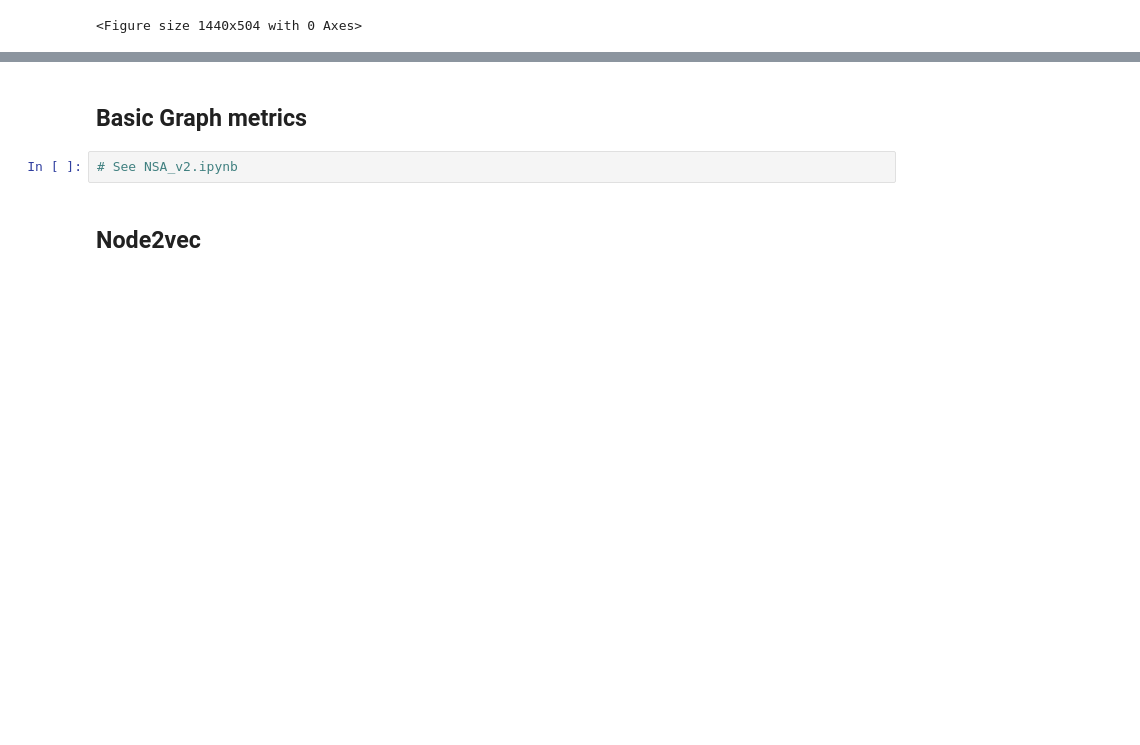
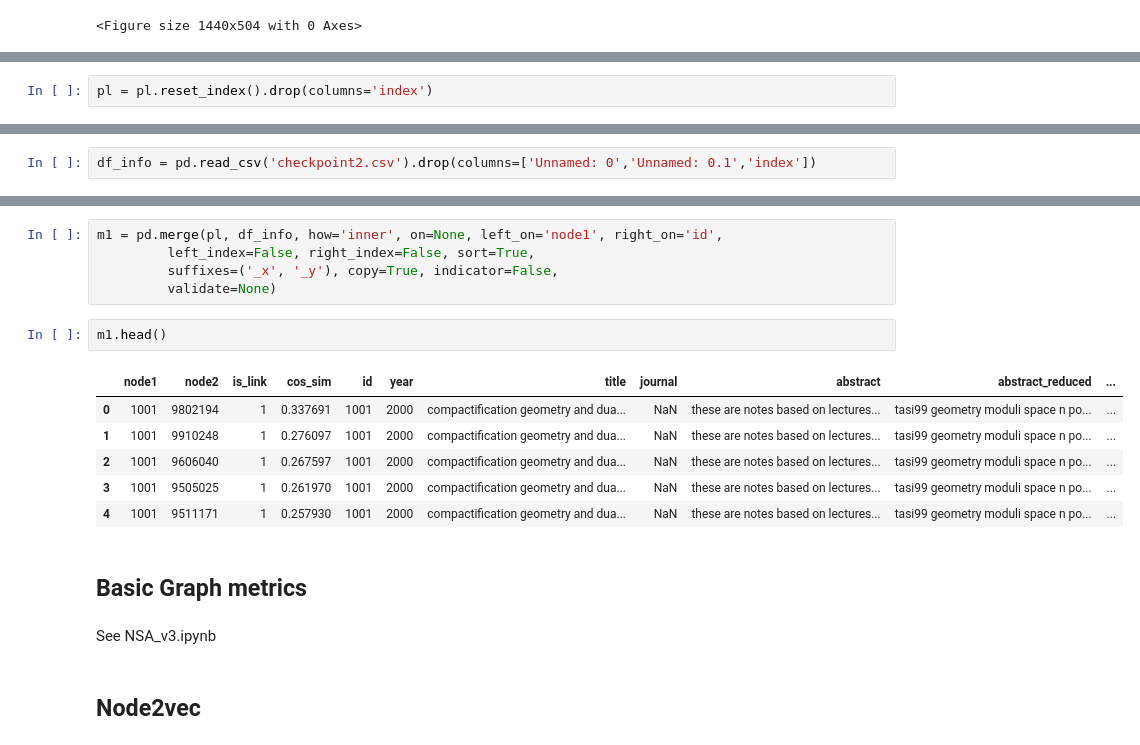
Before and after one commit to SapiensZ/NSA, a Jupyter notebook: Submission.ipynb, the cells around one changed output, grey strips where cells are left out. Saved outputs shown, nothing was run; the diff lists cells and outputs as text; blank space fills up the shorter version.

```diff
--- a/Submission.ipynb
+++ b/Submission.ipynb
@@ -668,0 +634,2 @@ plt.show()
+# %%
+pl = pl.reset_index().drop(columns='index')
@@ -668,0 +645,2 @@ plt.show()
+# %%
+df_info = pd.read_csv('checkpoint2.csv').drop(columns=['Unnamed: 0','Unnamed: 0.1','index'])
@@ -669,7 +663,21 @@ plt.show()
+# %%
+m1 = pd.merge(pl, df_info, how='inner', on=None, left_on='node1', right_on='id',
+         left_index=False, right_index=False, sort=True,
+         suffixes=('_x', '_y'), copy=True, indicator=False,
+         validate=None)
+# %%
+m1.head()
+# %% [output]
+|  | node1 | node2 | is_link | cos_sim | id | year | title | journal | abstract | abstract_reduced | ... |
+| 0 | 1001 | 9802194 | 1 | 0.337691 | 1001 | 2000 | compactification geometry and dua... | NaN | these are notes based on lectures... | tasi99 geometry moduli space n po... | ... |
+| 1 | 1001 | 9910248 | 1 | 0.276097 | 1001 | 2000 | compactification geometry and dua... | NaN | these are notes based on lectures... | tasi99 geometry moduli space n po... | ... |
+| 2 | 1001 | 9606040 | 1 | 0.267597 | 1001 | 2000 | compactification geometry and dua... | NaN | these are notes based on lectures... | tasi99 geometry moduli space n po... | ... |
+| 3 | 1001 | 9505025 | 1 | 0.261970 | 1001 | 2000 | compactification geometry and dua... | NaN | these are notes based on lectures... | tasi99 geometry moduli space n po... | ... |
+| 4 | 1001 | 9511171 | 1 | 0.257930 | 1001 | 2000 | compactification geometry and dua... | NaN | these are notes based on lectures... | tasi99 geometry moduli space n po... | ... |
 # %% [markdown]
 ## Basic Graph metrics
-# %%
-# See NSA_v2.ipynb
+# %% [markdown]
+See NSA_v3.ipynb
 # %% [markdown]
 ## Node2vec
 # %% [markdown]
```
Also changed, not shown: parts of 45 cells of this notebook, 3 other files.
